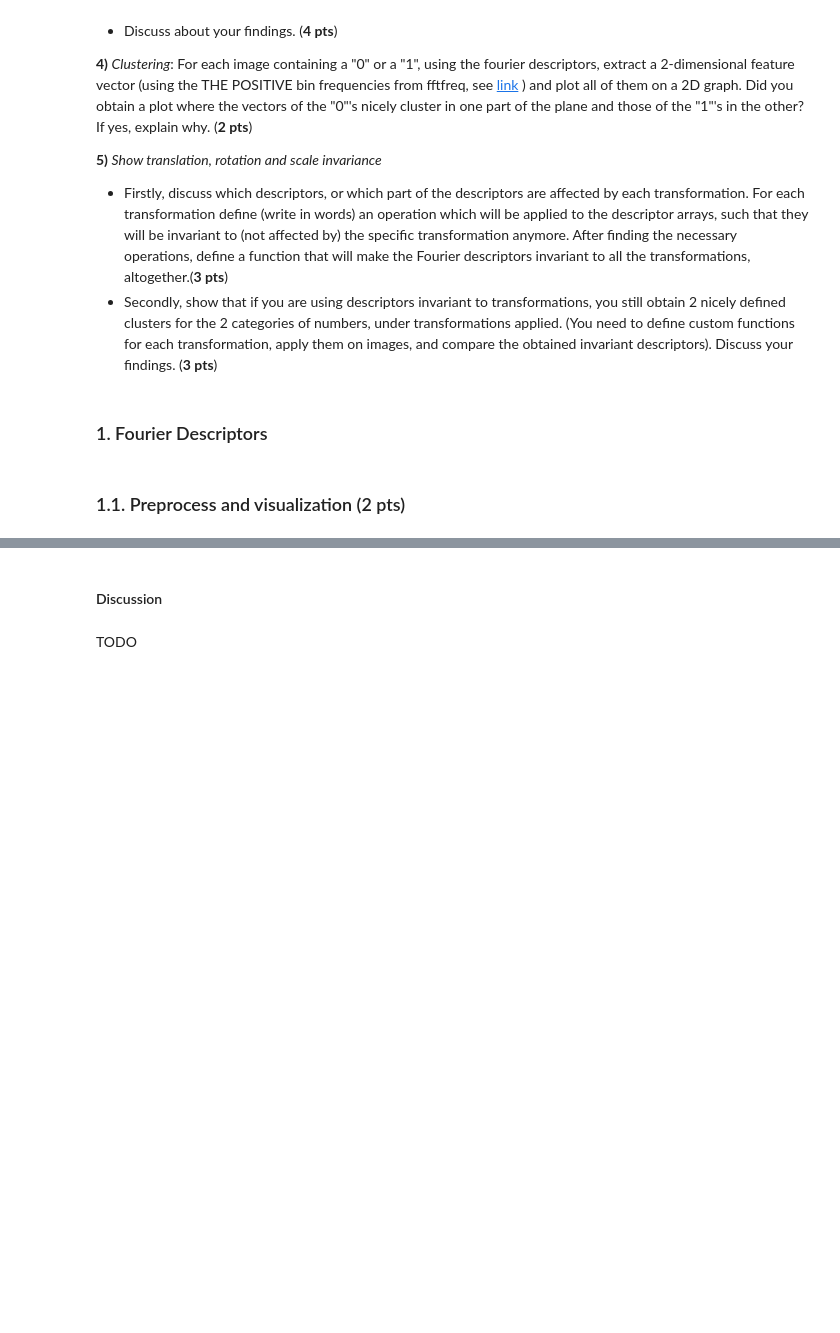
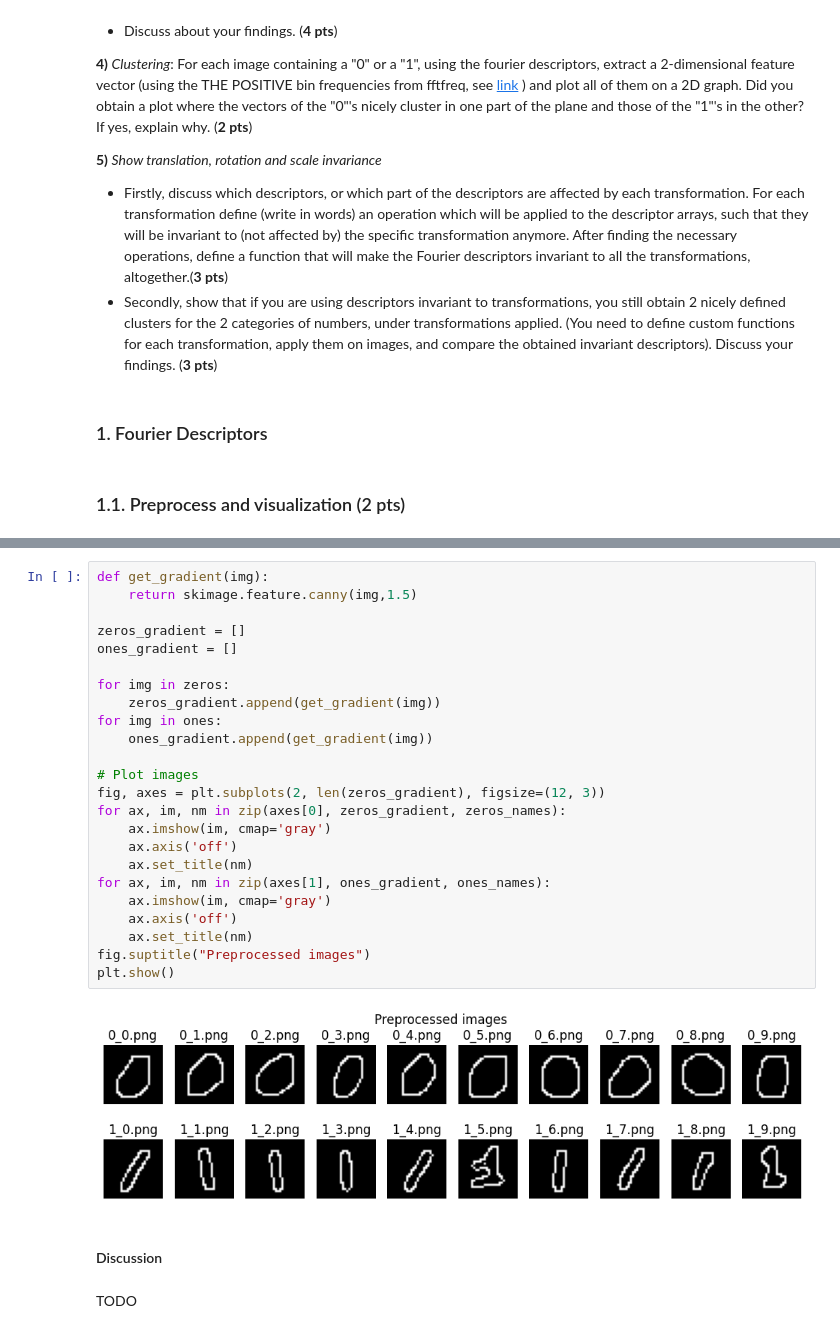
Before and after one commit to Jennifer2001-lab/iapr, a Jupyter notebook: labs/lab_02_object_description.ipynb.ipynb, the cells around one changed output, grey strips where cells are left out. Saved outputs shown, nothing was run; the diff lists cells and outputs as text; blank space fills up the shorter version.

```diff
--- a/labs/lab_02_object_description.ipynb.ipynb
+++ b/labs/lab_02_object_description.ipynb.ipynb
@@ -148,3 +158,29 @@ plt.show()
+# %%
+def get_gradient(img):
+    return skimage.feature.canny(img,1.5)
+
+zeros_gradient = []
+ones_gradient = []
+
+for img in zeros:
+    zeros_gradient.append(get_gradient(img))
+for img in ones:
+    ones_gradient.append(get_gradient(img))
+
+# Plot images
+fig, axes = plt.subplots(2, len(zeros_gradient), figsize=(12, 3))
+for ax, im, nm in zip(axes[0], zeros_gradient, zeros_names):
+    ax.imshow(im, cmap='gray')
+    ax.axis('off')
+    ax.set_title(nm)
+for ax, im, nm in zip(axes[1], ones_gradient, ones_names):
+    ax.imshow(im, cmap='gray')
+    ax.axis('off')
+    ax.set_title(nm)
+fig.suptitle("Preprocessed images")
+plt.show()
+# %% [output]
+[figure, added]
 # %% [markdown]
 #### Discussion
 # %% [markdown]
```
Also changed, not shown: parts of 5 cells of this notebook.
